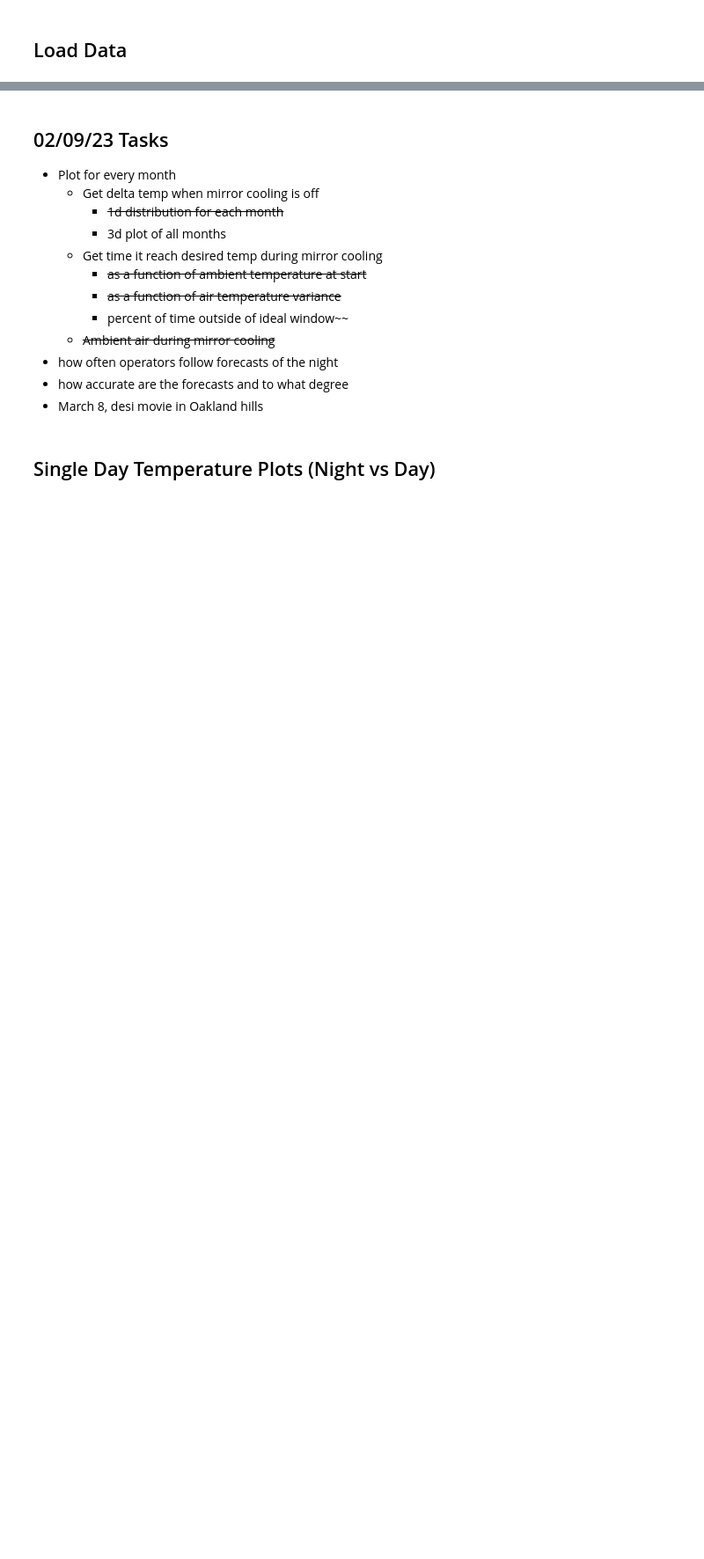
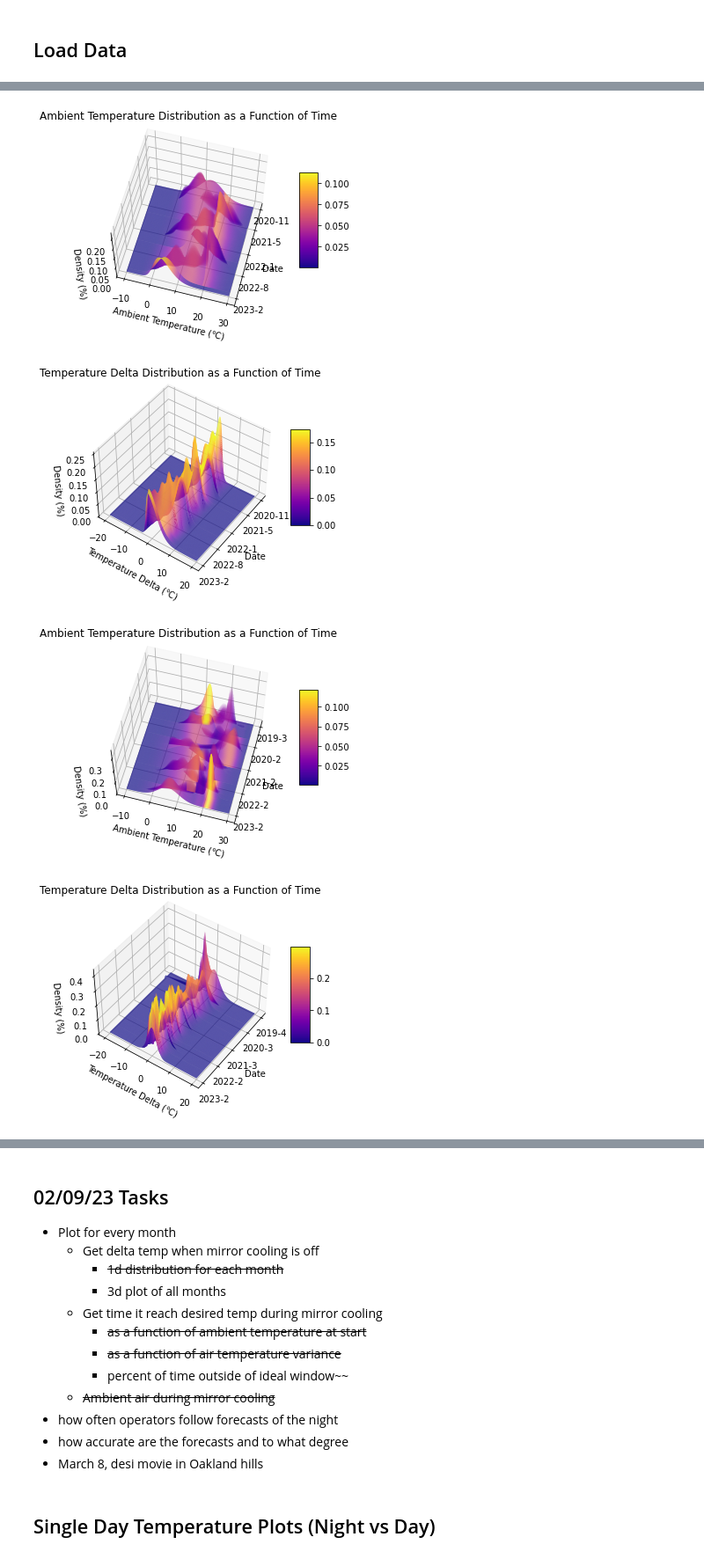
Before and after one commit to austinlucaslake/desiforecast, a Jupyter notebook: doc/nb/time_plots.ipynb, the cells around one changed output, grey strips where cells are left out. Shown: that part at 88% size. Drawn from its saved outputs; the diff is of its cells as text; code cells hidden in the pictures; blank space fills up the shorter version.

Commit message:
3D distribution plots

```diff
--- a/doc/nb/time_plots.ipynb
+++ b/doc/nb/time_plots.ipynb
@@ -68,3 +73,8 @@ with open(f'{data_dir}/full_distributions_daytime.pkl', 'rb') as pf:
     full_distributions_daytime = pd.read_pickle(pf)
 with open(f'{data_dir}/full_distributions_nighttime.pkl', 'rb') as pf:
     full_distributions_nighttime = pd.read_pickle(pf)
+# %%
+with open(f'{data_dir}/ambient_distributions_daytime.pkl', 'rb') as pf:
+    ambient = pd.read_pickle(pf)
+with open(f'{data_dir}/delta_distributions_daytime.pkl', 'rb') as pf:
+    delta = pd.read_pickle(pf)
@@ -107,2 +154,10 @@ plt.show()
+# %%
+distributions_over_time(daytime=True)
+distributions_over_time(daytime=False)
+# %% [output]
+[figure, added]
+[figure, added]
+[figure, added]
+[figure, added]
 # %%
 print(np.max(ambient_distributions))
```
Also changed, not shown: parts of 12 cells of this notebook, 4 other files.
